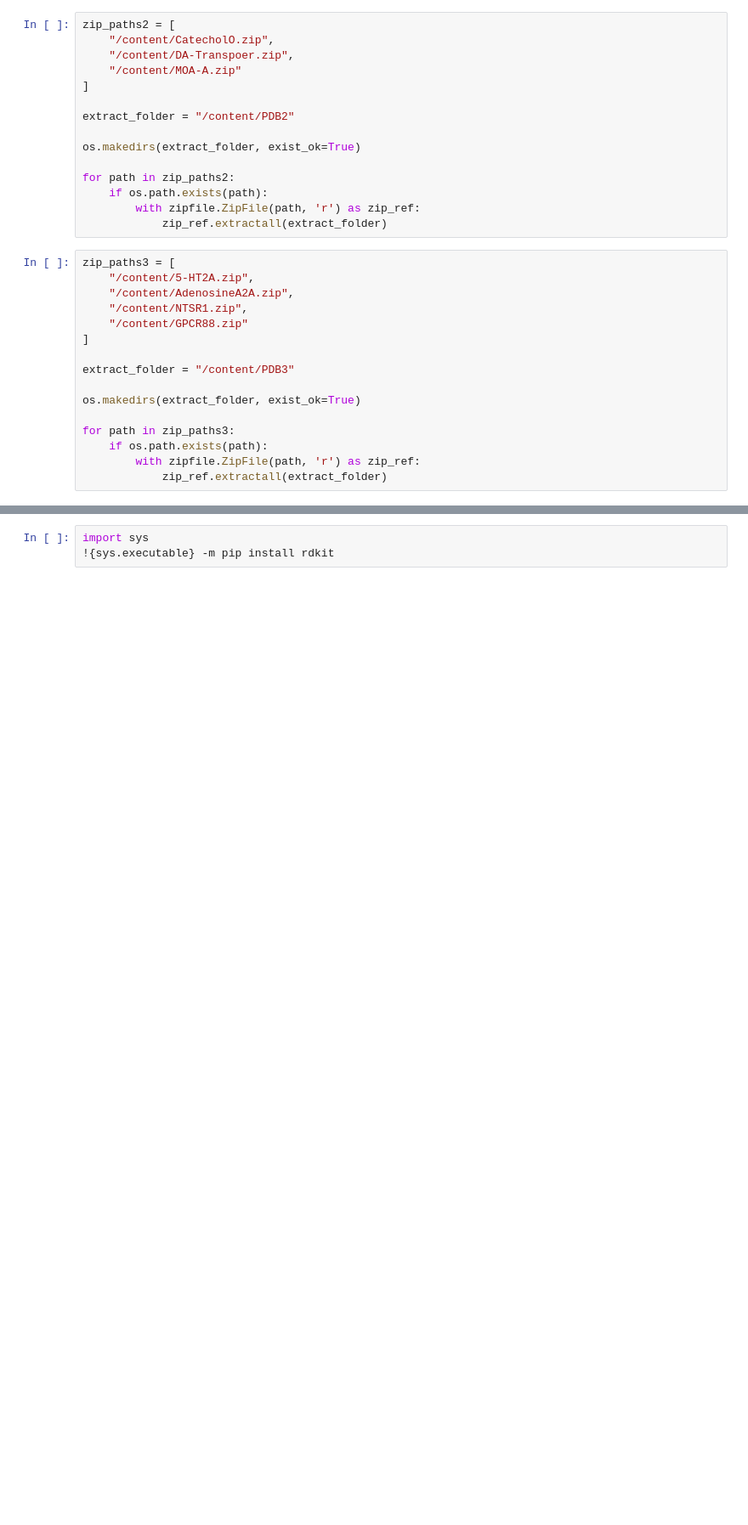
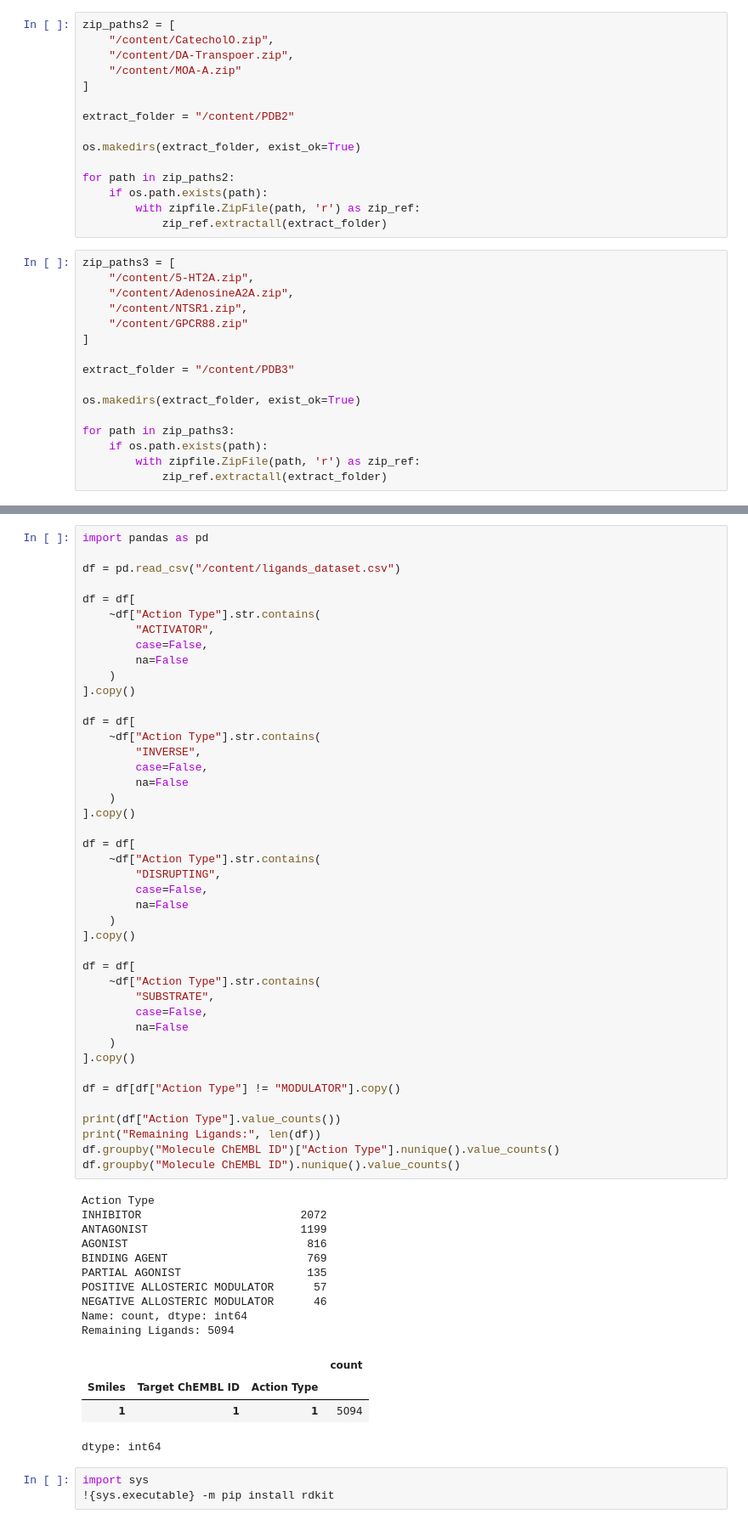
Before and after one commit to briskicedteaa/DopaGen, a Jupyter notebook: Notebooks/DopaGen.ipynb, the cells around one changed output, grey strips where cells are left out. Shown at 85% size. Drawn from its saved outputs; the diff is of its cells as text; blank space fills up the shorter version.

```diff
--- a/Notebooks/DopaGen.ipynb
+++ b/Notebooks/DopaGen.ipynb
@@ -174,3 +130,61 @@ Saved df to /content/ligands_dataset.csv
+# %%
+import pandas as pd
+
+df = pd.read_csv("/content/ligands_dataset.csv")
+
+df = df[
+    ~df["Action Type"].str.contains(
+        "ACTIVATOR",
+        case=False,
+        na=False
+    )
+].copy()
+
+df = df[
+    ~df["Action Type"].str.contains(
+        "INVERSE",
+        case=False,
+        na=False
+    )
+].copy()
+
+df = df[
+    ~df["Action Type"].str.contains(
+        "DISRUPTING",
+        case=False,
+        na=False
+    )
+].copy()
+
+df = df[
+    ~df["Action Type"].str.contains(
+        "SUBSTRATE",
+        case=False,
+        na=False
+    )
+].copy()
+
+df = df[df["Action Type"] != "MODULATOR"].copy()
+
+print(df["Action Type"].value_counts())
+print("Remaining Ligands:", len(df))
+df.groupby("Molecule ChEMBL ID")["Action Type"].nunique().value_counts()
+df.groupby("Molecule ChEMBL ID").nunique().value_counts()
+# %% [output]
+Action Type
+INHIBITOR                        2072
+ANTAGONIST                       1199
+AGONIST                           816
+BINDING AGENT                     769
+PARTIAL AGONIST                   135
+POSITIVE ALLOSTERIC MODULATOR      57
+NEGATIVE ALLOSTERIC MODULATOR      46
+Name: count, dtype: int64
+Remaining Ligands: 5094
+|  |  |  | count |
+| Smiles | Target ChEMBL ID | Action Type |  |
+| 1 | 1 | 1 | 5094 |
+dtype: int64
 # %%
 import sys
 !{sys.executable} -m pip install rdkit
```
Also changed, not shown: parts of 10 cells of this notebook.
